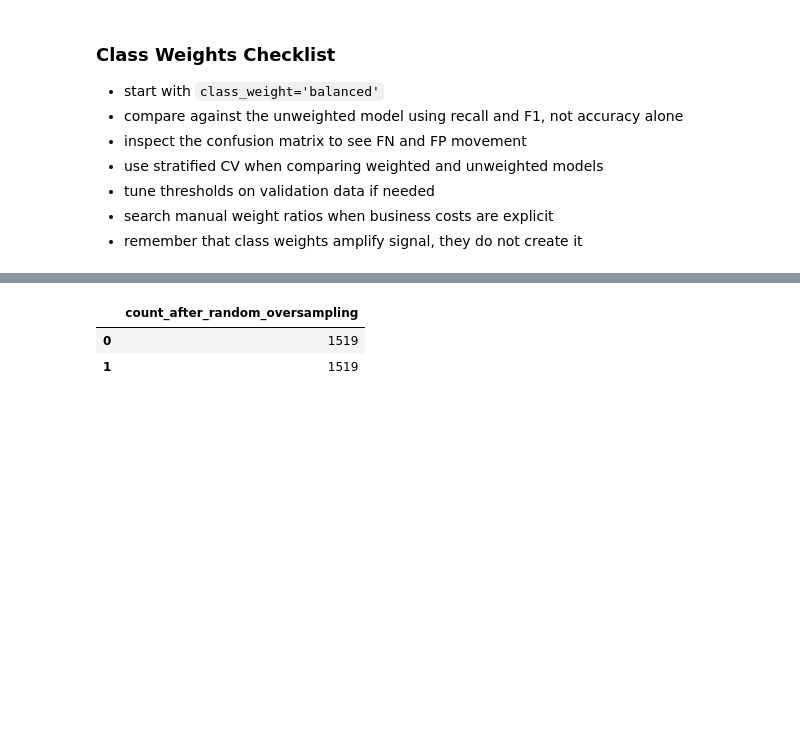
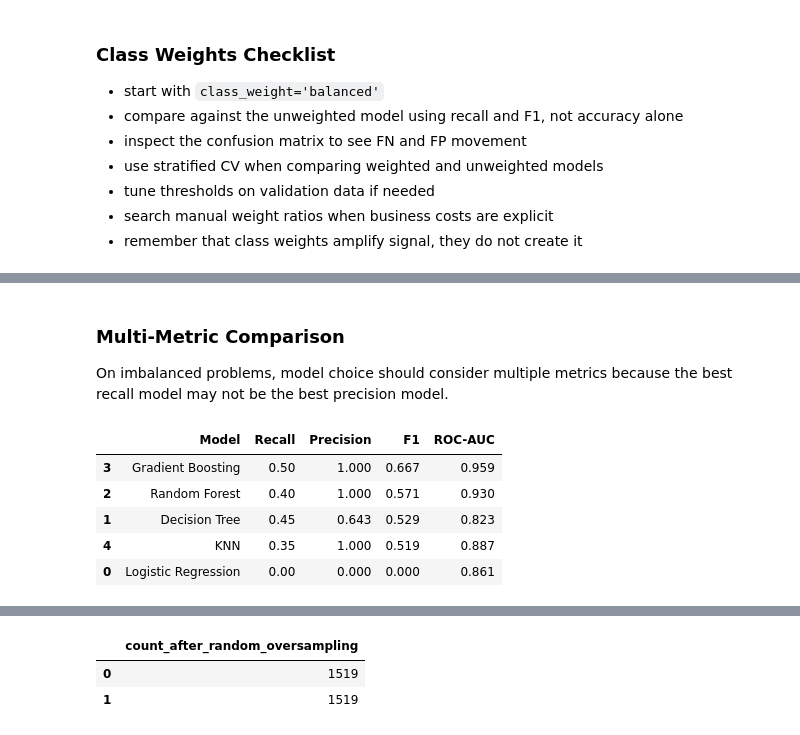
Before and after one commit to kalviumcommunity/S66-0426-Niru-FloodRisk-MachineLearning, a Jupyter notebook: notebooks/complete_project_workflow.ipynb, the cells around one changed output, grey strips where cells are left out. Saved outputs shown, nothing was run; the diff lists cells and outputs as text; code cells hidden in the pictures; blank space fills up the shorter version.

```diff
--- a/notebooks/complete_project_workflow.ipynb
+++ b/notebooks/complete_project_workflow.ipynb
@@ -1858,0 +1936,15 @@ Key rule:
+# %%
+# This applies the same randomized-search budget to several models.
+tuning_configs = {
+    'Logistic Regression': (LogisticRegression(max_iter=1000, random_state=RANDOM_STATE), {'model__C': loguniform(1e-3, 1e2)}),
+    'Random Forest': (RandomForestClassifier(random_state=RANDOM_STATE), {'model__n_estimators': randint(50, 300), 'model__max_depth': randint(3, 20)}),
+    'KNN': (KNeighborsClassifier(), {'model__n_neighbors': randint(3, 30)})
+}
+tuned_results = []
+for name, (model, param_dist) in tuning_configs.items():
+    pipeline = make_comparison_pipeline(model)
+    search = RandomizedSearchCV(pipeline, param_dist, n_iter=15, cv=comparison_skf, scoring='f1', n_jobs=-1, random_state=RANDOM_STATE)
+    search.fit(X_imb_train, y_imb_train)
+    tuned_results.append({'Model': name, 'Best CV F1': round(search.best_score_, 3), 'Best Params': search.best_params_})
+tuned_results_df = pd.DataFrame(tuned_results).sort_values('Best CV F1', ascending=False)
+display(tuned_results_df)
@@ -1858,0 +1960,13 @@ Key rule:
+# %%
+# This selects the best tuned model and evaluates it once on the test set.
+best_model_name = tuned_results_df.iloc[0]['Model']
+best_model, best_param_dist = tuning_configs[best_model_name]
+best_pipeline = make_comparison_pipeline(best_model)
+best_search = RandomizedSearchCV(best_pipeline, best_param_dist, n_iter=15, cv=comparison_skf, scoring='f1', n_jobs=-1, random_state=RANDOM_STATE)
+best_search.fit(X_imb_train, y_imb_train)
+best_pred = best_search.best_estimator_.predict(X_imb_test)
+best_prob = best_search.best_estimator_.predict_proba(X_imb_test)[:, 1]
+print('Selected model:', best_model_name)
+print('Final Test F1:', f1_score(y_imb_test, best_pred, zero_division=0))
+print(classification_report(y_imb_test, best_pred, zero_division=0))
+print('Final Test ROC-AUC:', roc_auc_score(y_imb_test, best_prob))
@@ -1858,0 +1986,22 @@ Key rule:
+# %% [markdown]
+### Multi-Metric Comparison
+
+On imbalanced problems, model choice should consider multiple metrics because the best recall model may not be the best precision model.
+# %%
+# This reports recall, precision, F1, and ROC-AUC for several models.
+metric_rows = []
+for name, model in models_compare.items():
+    pipeline = make_comparison_pipeline(model)
+    pipeline.fit(X_imb_train, y_imb_train)
+    y_pred = pipeline.predict(X_imb_test)
+    y_prob = pipeline.predict_proba(X_imb_test)[:, 1] if hasattr(pipeline.named_steps['model'], 'predict_proba') else np.zeros(len(y_imb_test))
+    metric_rows.append({'Model': name, 'Recall': round(recall_score(y_imb_test, y_pred, zero_division=0), 3), 'Precision': round(precision_score(y_imb_test, y_pred, zero_division=0), 3), 'F1': round(f1_score(y_imb_test, y_pred, zero_division=0), 3), 'ROC-AUC': round(roc_auc_score(y_imb_test, y_prob), 3)})
+metric_results_df = pd.DataFrame(metric_rows).sort_values('F1', ascending=False)
+display(metric_results_df)
+# %% [output]
+|  | Model | Recall | Precision | F1 | ROC-AUC |
+| 3 | Gradient Boosting | 0.50 | 1.000 | 0.667 | 0.959 |
+| 2 | Random Forest | 0.40 | 1.000 | 0.571 | 0.930 |
+| 1 | Decision Tree | 0.45 | 0.643 | 0.529 | 0.823 |
+| 4 | KNN | 0.35 | 1.000 | 0.519 | 0.887 |
+| 0 | Logistic Regression | 0.00 | 0.000 | 0.000 | 0.861 |
```
Also changed, not shown: parts of 15 cells of this notebook.
